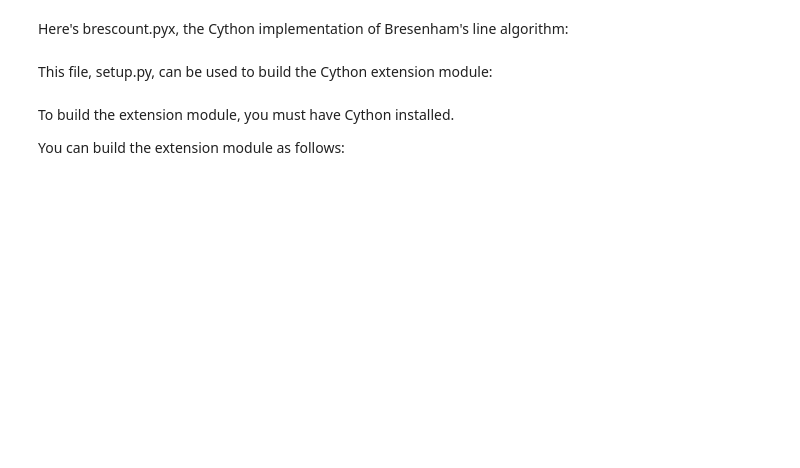
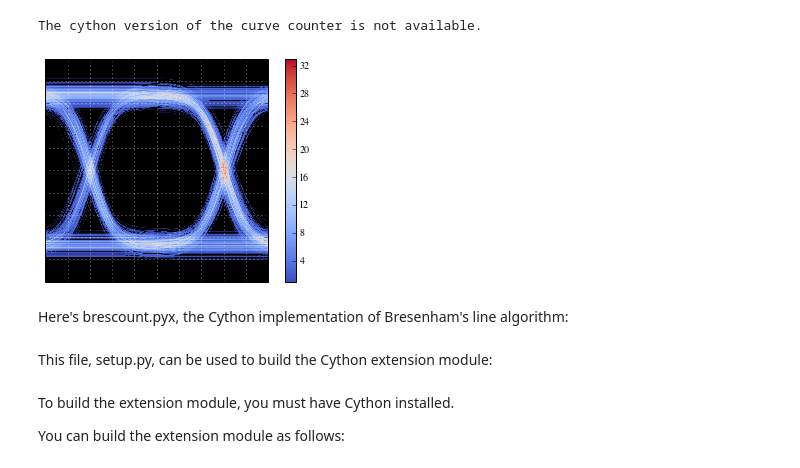
Before and after one commit to scipy/scipy-cookbook, a Jupyter notebook: ipython/EyeDiagram.ipynb, the cells around one changed output. Saved outputs shown, nothing was run; the diff lists cells and outputs as text; code cells hidden in the pictures; blank space fills up the shorter version.

```diff
--- a/ipython/EyeDiagram.ipynb
+++ b/ipython/EyeDiagram.ipynb
@@ -108,7 +107,7 @@ if __name__ == "__main__":
     ymin = -1.5
     ymax = 1.5
 
-    num_traces = 100000
+    num_traces = 1000
 
     for k in range(num_traces):
 
@@ -127,33 +126,36 @@ if __name__ == "__main__":
         td = (((t2 - tmin) / (tmax - tmin)) * grid_size).astype(np.int32)
 
         y = random_trace(t2)
 
         # Convert y to integers in the range [0,grid_size).
         yd = (((y - ymin) / (ymax - ymin)) * grid_size).astype(np.int32)
 
         if use_fast:
             bres_curve_count(td, yd, grid)
         else:
             bres_curve_count_slow(td, yd, grid)
 
     plt.figure()
     # Convert to float32 so we can use nan instead of 0.
     grid = grid.astype(np.float32)
     grid[grid==0] = np.nan
     plt.grid(color='w')
     plt.imshow(grid.T[::-1,:], extent=[0,1,0,1], cmap=plt.cm.coolwarm,
                interpolation='gaussian')
     ax = plt.gca()
     ax.set_axis_bgcolor('k')
     ax.set_xticks(np.linspace(0,1,11))
     ax.set_yticks(np.linspace(0,1,11))
     ax.set_xticklabels([])
     ax.set_yticklabels([])
     plt.colorbar()
     fig = plt.gcf()
 
     #plt.savefig("eye-diagram.png", bbox_inches='tight')
     plt.show()
+# %% [output]
+The cython version of the curve counter is not available.
+[figure, added]
 # %% [markdown]
 Here's brescount.pyx, the Cython implementation of Bresenham's line
 algorithm:
```
Also changed, not shown: parts of 3 cells of this notebook, 24 other files.
